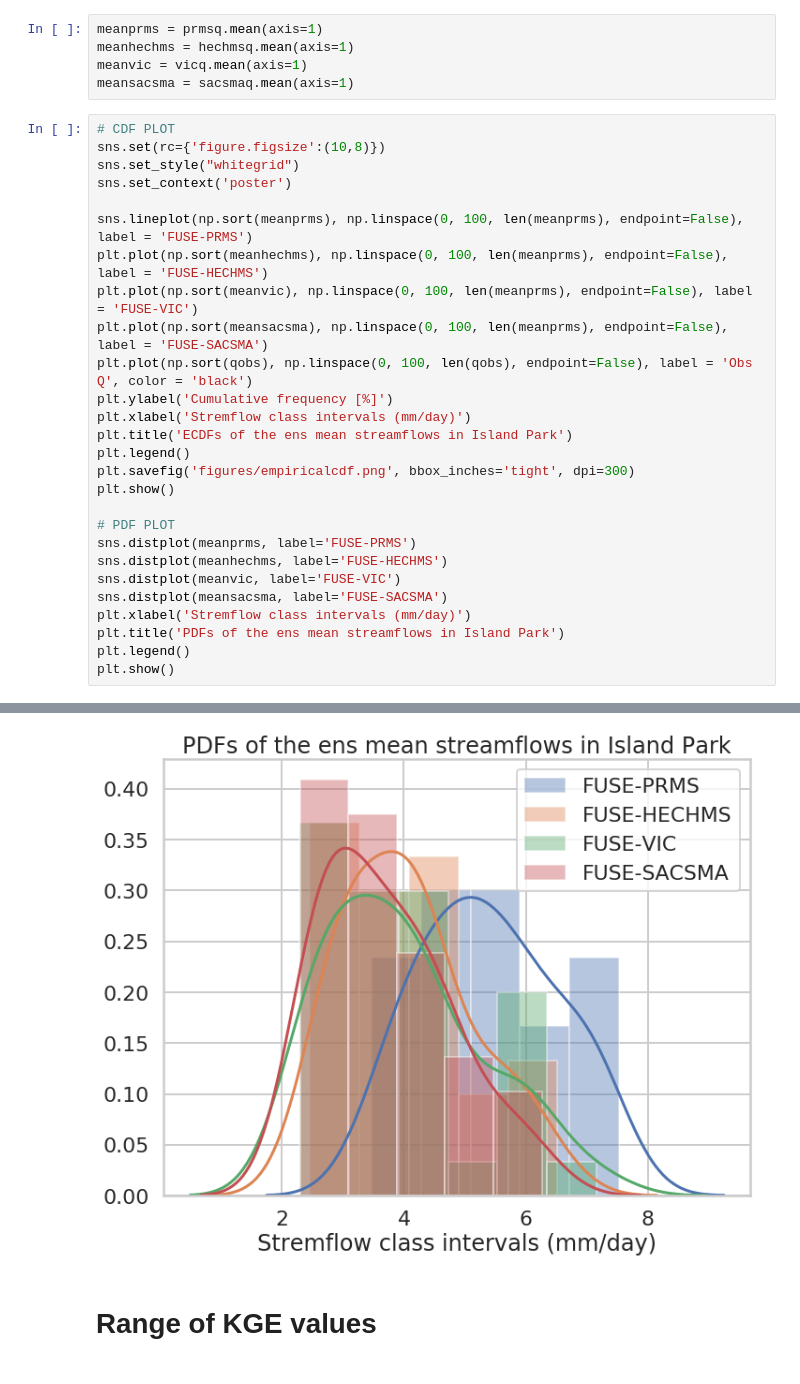
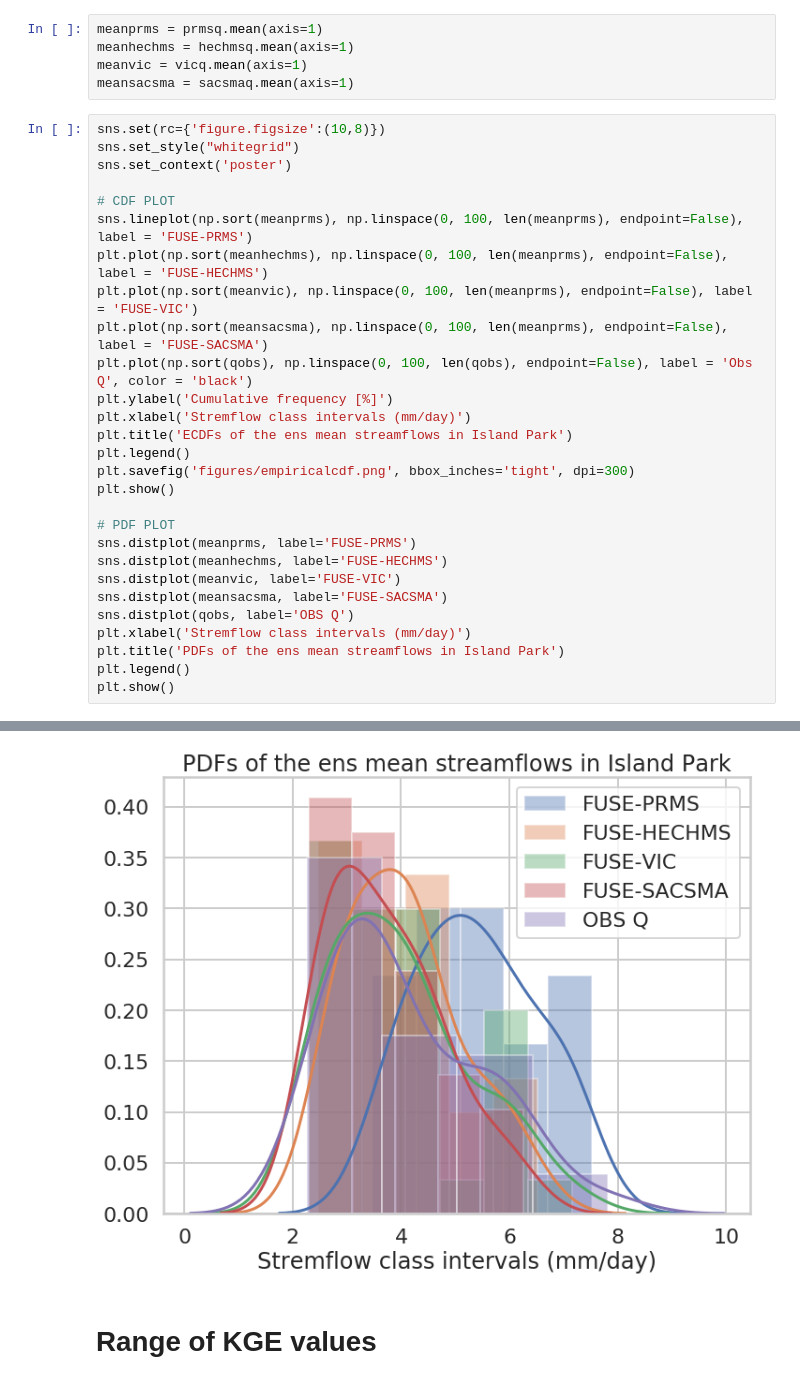
Before and after one commit to msaharia/aasi, a Jupyter notebook: 2_calibrationresults.ipynb, the cells around one changed output, grey strips where cells are left out. Drawn from its saved outputs; the diff is of its cells as text.

```diff
--- a/2_calibrationresults.ipynb
+++ b/2_calibrationresults.ipynb
@@ -179,35 +179,36 @@ meanhechms = hechmsq.mean(axis=1)
 meanvic = vicq.mean(axis=1)
 meansacsma = sacsmaq.mean(axis=1)
 # %%
-# CDF PLOT
 sns.set(rc={'figure.figsize':(10,8)})
 sns.set_style("whitegrid")
 sns.set_context('poster')
 
+# CDF PLOT
 sns.lineplot(np.sort(meanprms), np.linspace(0, 100, len(meanprms), endpoint=False), label = 'FUSE-PRMS')
 plt.plot(np.sort(meanhechms), np.linspace(0, 100, len(meanprms), endpoint=False), label = 'FUSE-HECHMS')
 plt.plot(np.sort(meanvic), np.linspace(0, 100, len(meanprms), endpoint=False), label = 'FUSE-VIC')
 plt.plot(np.sort(meansacsma), np.linspace(0, 100, len(meanprms), endpoint=False), label = 'FUSE-SACSMA')
 plt.plot(np.sort(qobs), np.linspace(0, 100, len(qobs), endpoint=False), label = 'Obs Q', color = 'black')
 plt.ylabel('Cumulative frequency [%]')
 plt.xlabel('Stremflow class intervals (mm/day)')
 plt.title('ECDFs of the ens mean streamflows in Island Park')
 plt.legend()
 plt.savefig('figures/empiricalcdf.png', bbox_inches='tight', dpi=300)
 plt.show()
 
 # PDF PLOT
 sns.distplot(meanprms, label='FUSE-PRMS')
 sns.distplot(meanhechms, label='FUSE-HECHMS')
 sns.distplot(meanvic, label='FUSE-VIC')
 sns.distplot(meansacsma, label='FUSE-SACSMA')
+sns.distplot(qobs, label='OBS Q')
 plt.xlabel('Stremflow class intervals (mm/day)')
 plt.title('PDFs of the ens mean streamflows in Island Park')
 plt.legend()
 plt.show()
 # %% [output]
 [figure]
-[figure, old version]
+[figure, new version]
 # %% [markdown]
 # Range of KGE values
 # %%
```
